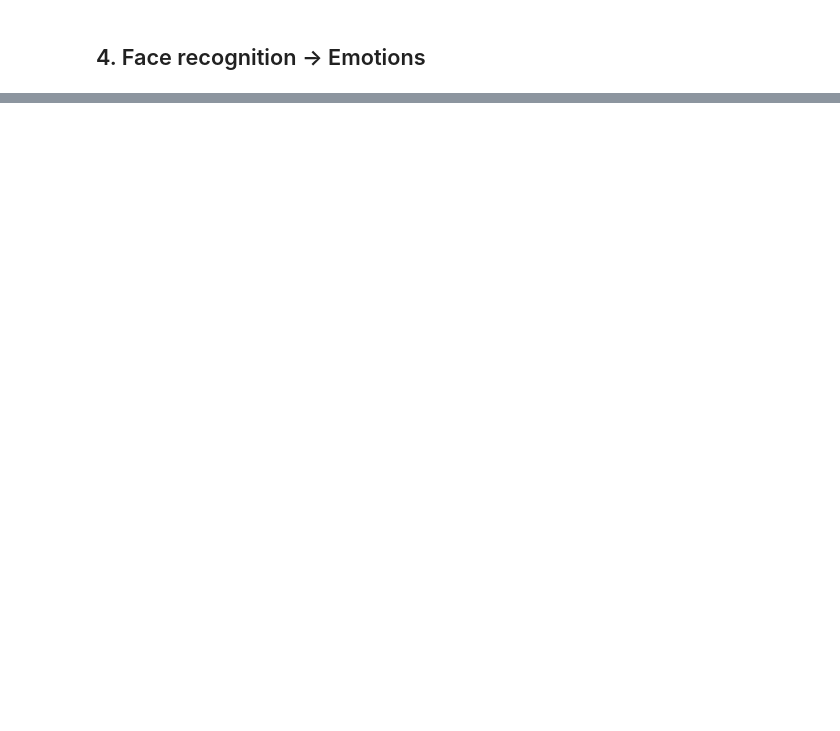
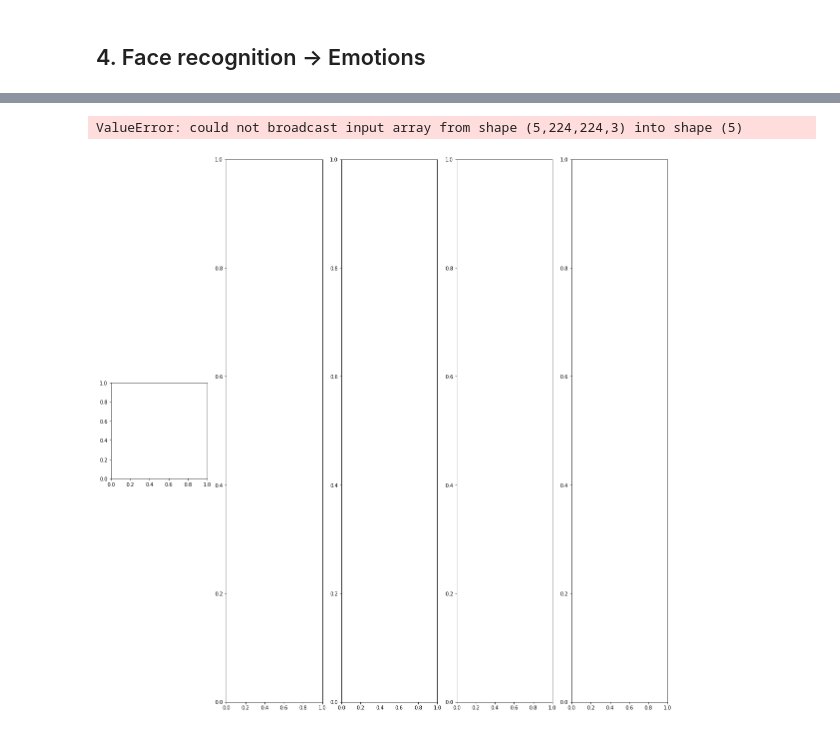
Before and after one commit to TobiKick/EmotionAnalytics_Prototype_Python, a Jupyter notebook: training/model_video_ipython.ipynb, the cells around one changed output, grey strips where cells are left out. Cells and saved outputs as stored; diff of their text form; code cells hidden in the pictures; blank space fills up the shorter version.

```diff
--- a/training/model_video_ipython.ipynb
+++ b/training/model_video_ipython.ipynb
@@ -468,0 +909,15 @@ print(emotion_scores)
+# %%
+gen_aug = datagen.flow(X_training, Y_training, batch_size=5)
+# %%
+def plotImages(images_arr):
+    fig, axes = plt.subplots(1, 5, figsize=(20,20))
+    #axes = axes.flatten()
+    for img, ax in zip( images_arr, axes):
+        ax.imshow(img)
+    plt.tight_layout()
+    plt.show()
+# %%
+plotImages(gen_aug)
+# %% [output]
+ValueError: could not broadcast input array from shape (5,224,224,3) into shape (5)
+[figure, added]
```
Also changed, not shown: parts of 49 cells of this notebook, 4 other files.
